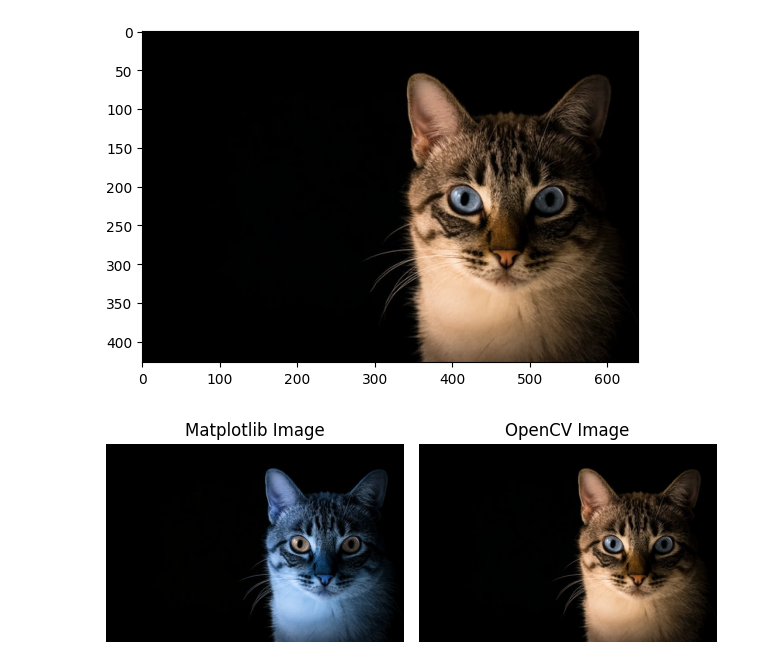
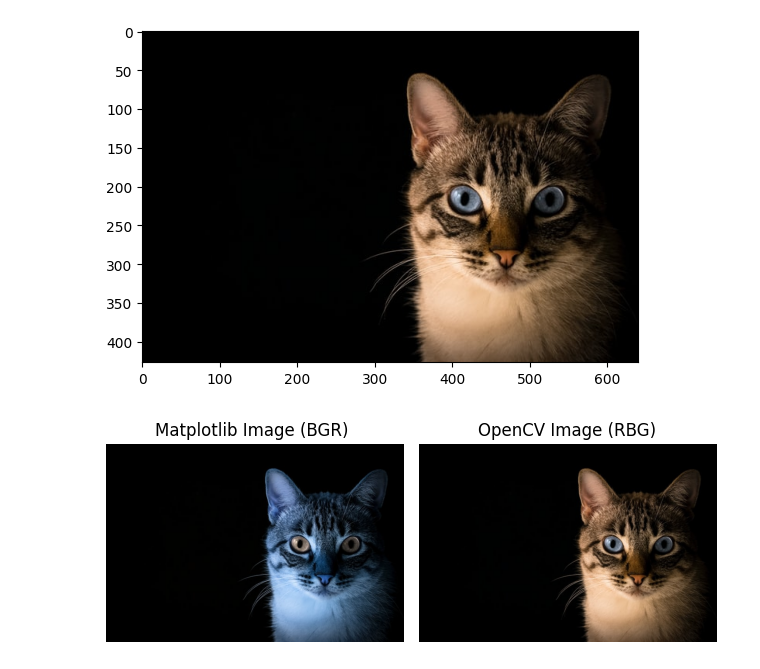
Before and after one commit to IAmRiteshKoushik/dip-learnings, a Jupyter notebook: img-matplotlib.ipynb, the cells around one changed output. Saved outputs shown, nothing was run; the diff lists cells and outputs as text; code cells hidden in the pictures.

```diff
--- a/img-matplotlib.ipynb
+++ b/img-matplotlib.ipynb
@@ -25,22 +25,22 @@ plt.show()
 # %%
 # Showing them side by side
 image = cv.imread("Photos/cat.jpg")
 image2 = image.copy()
 
 fig, (ax1, ax2) = plt.subplots(1, 2)
 
 ax1.imshow(image)
 # Default matplotlib tends to blue-shade images as it
 # reads images in a BGR mode instead of RGB. Need explicit
 # conversion
 ax1.set_title("Matplotlib Image (BGR) ")
 ax1.axis("off")
 
 ax2.imshow(cv.cvtColor(image, cv.COLOR_BGR2RGB))
-ax2.set_title("OpenCV Image(RB")
+ax2.set_title("OpenCV Image (RBG)")
 ax2.axis("off")
 
 plt.tight_layout()
 plt.show()
 # %% [output]
-[figure, old version]
+[figure, new version]
```
Also changed, not shown: 6 other files.
